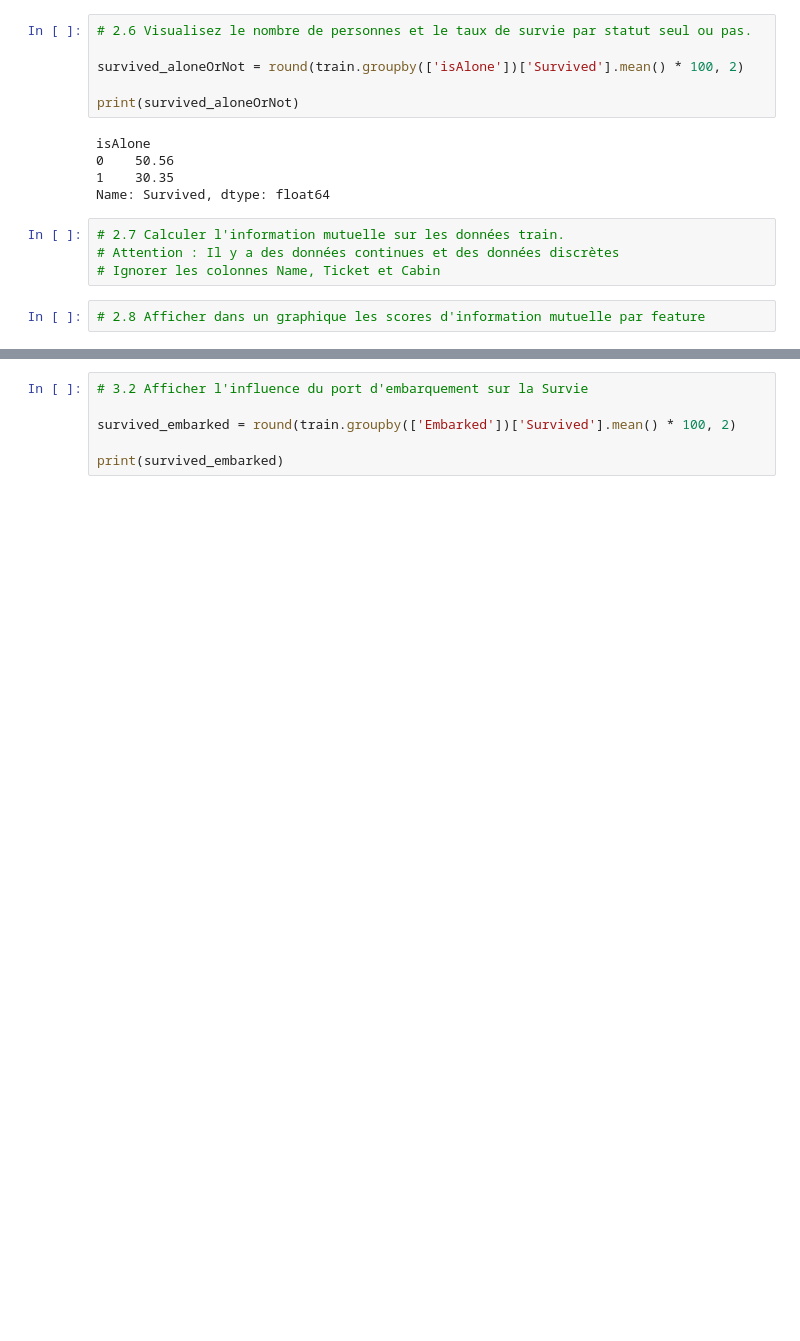
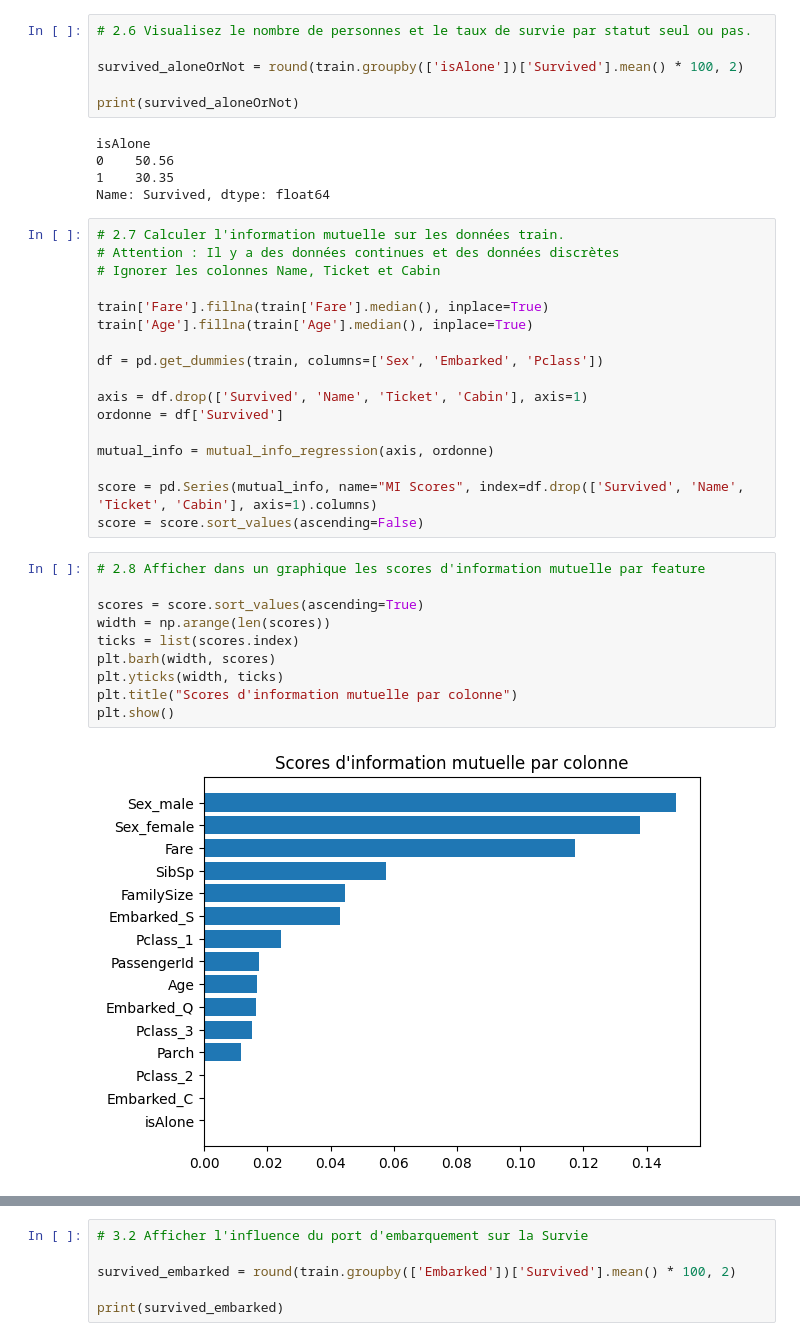
Before and after one commit to gabgabb/IA, a Jupyter notebook: machineLearning/TP1/FILIOT_Gabriel_TP1_ML.ipynb, the cells around one changed output, grey strips where cells are left out. Drawn from its saved outputs; the diff is of its cells as text; blank space fills up the shorter version.

```diff
--- a/machineLearning/TP1/FILIOT_Gabriel_TP1_ML.ipynb
+++ b/machineLearning/TP1/FILIOT_Gabriel_TP1_ML.ipynb
@@ -202,8 +204,31 @@ Name: Survived, dtype: float64
 # 2.7 Calculer l'information mutuelle sur les données train.
 # Attention : Il y a des données continues et des données discrètes
 # Ignorer les colonnes Name, Ticket et Cabin
+
+train['Fare'].fillna(train['Fare'].median(), inplace=True)
+train['Age'].fillna(train['Age'].median(), inplace=True)
+
+df = pd.get_dummies(train, columns=['Sex', 'Embarked', 'Pclass'])
+
+axis = df.drop(['Survived', 'Name', 'Ticket', 'Cabin'], axis=1)
+ordonne = df['Survived']
+
+mutual_info = mutual_info_regression(axis, ordonne)
+
+score = pd.Series(mutual_info, name="MI Scores", index=df.drop(['Survived', 'Name', 'Ticket', 'Cabin'], axis=1).columns)
+score = score.sort_values(ascending=False)
 # %%
 # 2.8 Afficher dans un graphique les scores d'information mutuelle par feature
+
+scores = score.sort_values(ascending=True)
+width = np.arange(len(scores))
+ticks = list(scores.index)
+plt.barh(width, scores)
+plt.yticks(width, ticks)
+plt.title("Scores d'information mutuelle par colonne")
+plt.show()
+# %% [output]
+[figure, added]
 # %%
 # Question 1 : La variable Classe est-elle utile pour prévoir la survie ? Pourquoi ?
 
```
Also changed, not shown: parts of 23 cells of this notebook, 5 other files.
